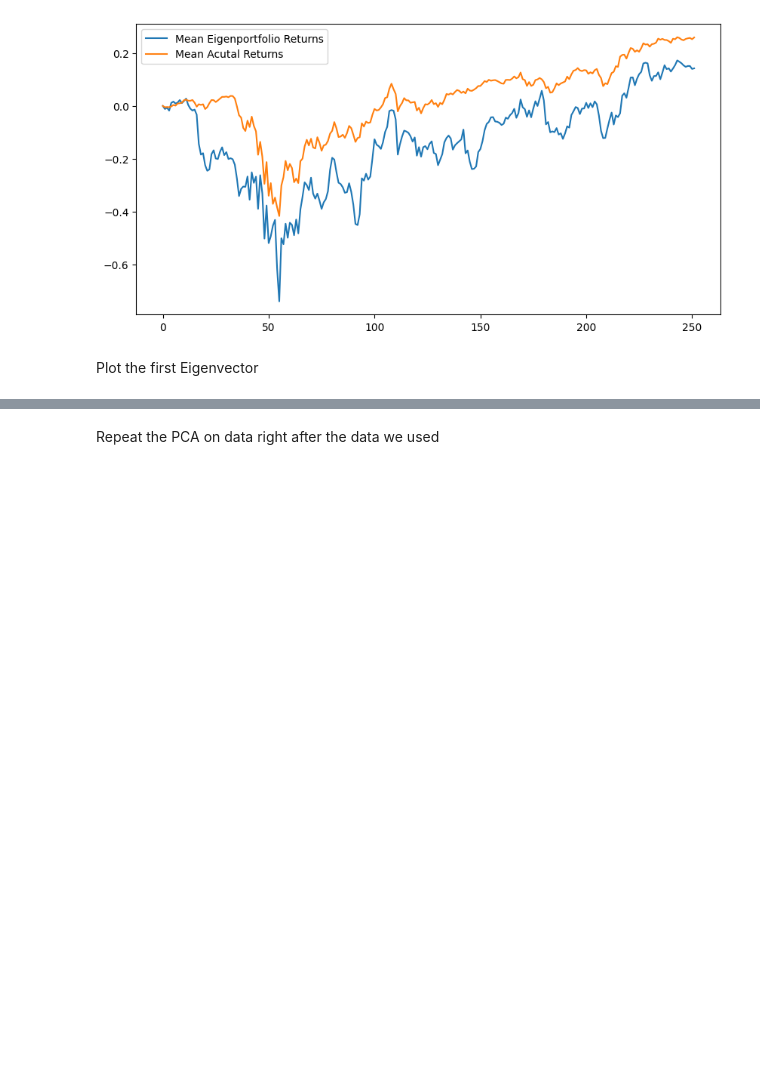
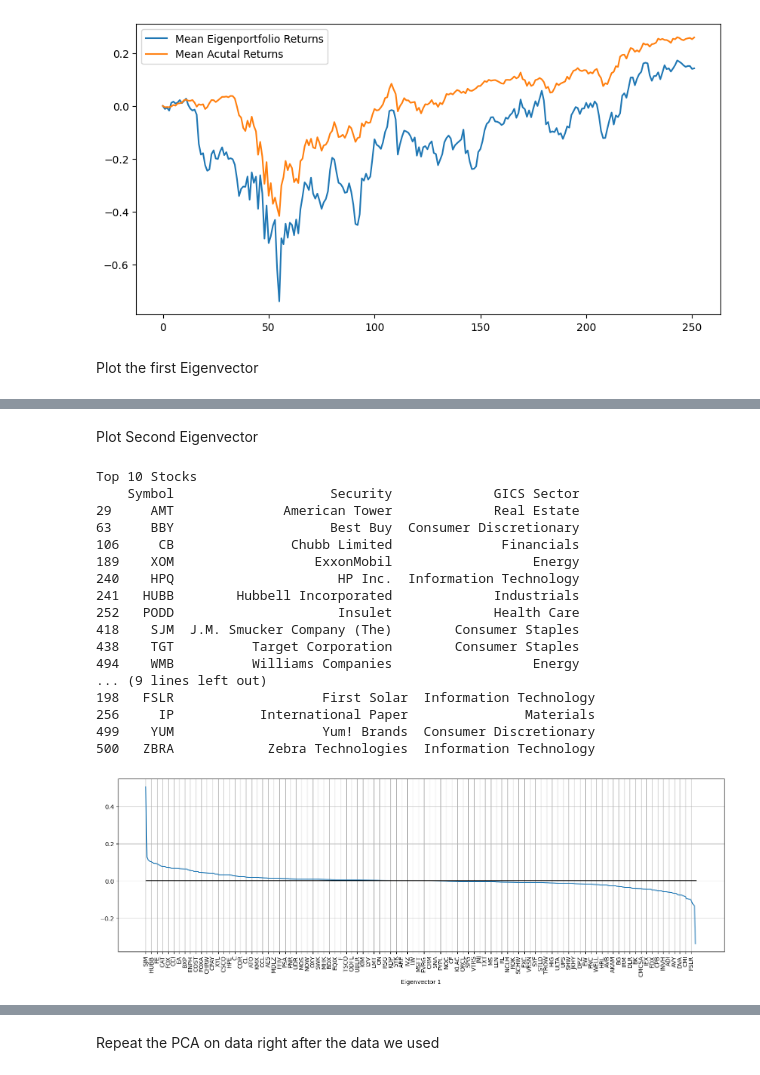
Before and after one commit to andygarcia830/msdspt2025b_dmw_lab2_lt5, a Jupyter notebook: Lab2A-LT5.ipynb, the cells around one changed output, grey strips where cells are left out. Drawn from its saved outputs; the diff is of its cells as text; code cells hidden in the pictures; blank space fills up the shorter version.

```diff
--- a/Lab2A-LT5.ipynb
+++ b/Lab2A-LT5.ipynb
@@ -367,0 +282,23 @@ Top 10 Stocks
+# %% [markdown]
+Plot Second Eigenvector
+# %%
+plot_eigenportfolio(1)
+# %% [output]
+Top 10 Stocks
+    Symbol                    Security             GICS Sector
+29     AMT              American Tower             Real Estate
+63     BBY                    Best Buy  Consumer Discretionary
+106     CB               Chubb Limited              Financials
+189    XOM                  ExxonMobil                  Energy
+240    HPQ                     HP Inc.  Information Technology
+241   HUBB        Hubbell Incorporated             Industrials
+252   PODD                     Insulet             Health Care
+418    SJM  J.M. Smucker Company (The)        Consumer Staples
+438    TGT          Target Corporation        Consumer Staples
+494    WMB          Williams Companies                  Energy
+... (9 lines left out)
+198   FSLR                   First Solar  Information Technology
+256     IP           International Paper               Materials
+499    YUM                   Yum! Brands  Consumer Discretionary
+500   ZBRA            Zebra Technologies  Information Technology
+[figure, added]
```
Also changed, not shown: parts of 23 cells of this notebook.
